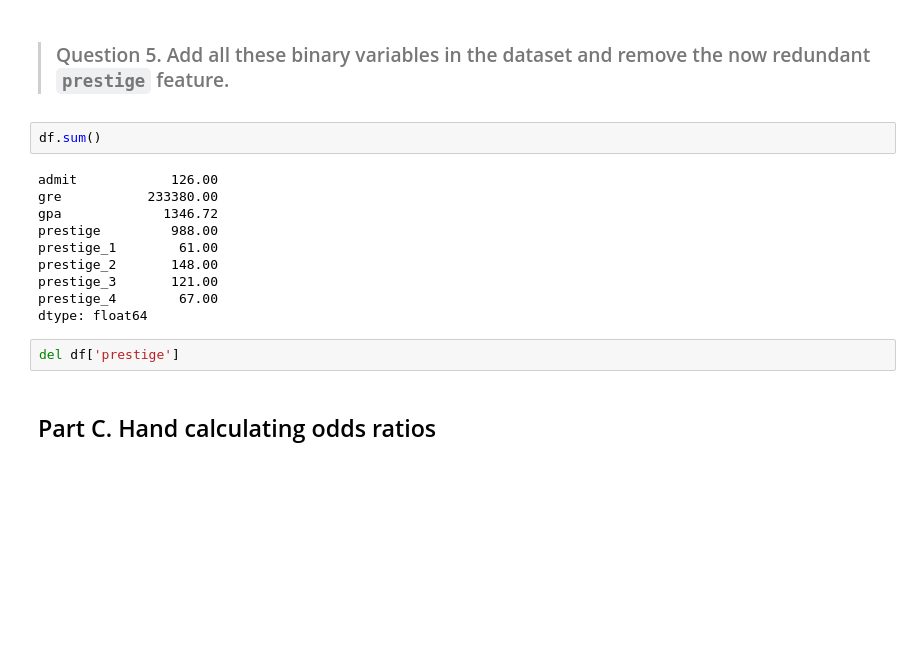
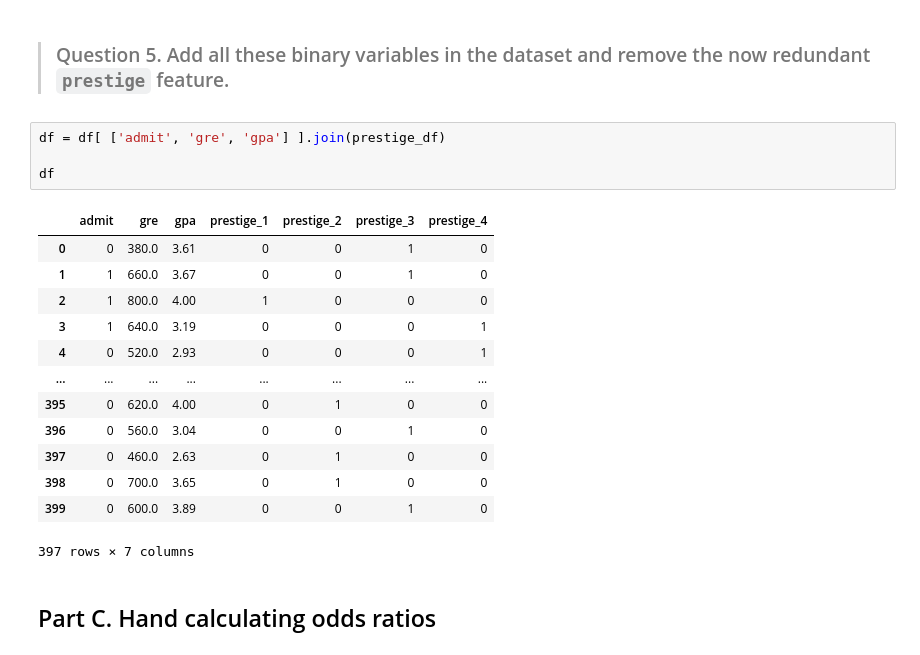
Before and after one commit to Rdelacruz10/DS-SF-36, a Jupyter notebook: unit-project/3/notebooks/unit-project-3-starter-code.ipynb, the cells around one changed output. Drawn from its saved outputs; the diff is of its cells as text; blank space fills up the shorter version.

```diff
--- a/unit-project/3/notebooks/unit-project-3-starter-code.ipynb
+++ b/unit-project/3/notebooks/unit-project-3-starter-code.ipynb
@@ -113,20 +113,24 @@ Answer: For modeling you would need 2 binary variables since machine learning is
 Answer: We are doing this because categories can't be used in classification and regression algorithms.
 # %% [markdown]
 > ### Question 5.  Add all these binary variables in the dataset and remove the now redundant `prestige` feature.
-# %%
-df.sum()
-# %% [output]
-admit            126.00
-gre           233380.00
-gpa             1346.72
-prestige         988.00
-prestige_1        61.00
-prestige_2       148.00
-prestige_3       121.00
-prestige_4        67.00
-dtype: float64
-# %%
-del df['prestige']
+# %%
+df = df[ ['admit', 'gre', 'gpa'] ].join(prestige_df)
+
+df
+# %% [output]
+|  | admit | gre | gpa | prestige_1 | prestige_2 | prestige_3 | prestige_4 |
+| 0 | 0 | 380.0 | 3.61 | 0 | 0 | 1 | 0 |
+| 1 | 1 | 660.0 | 3.67 | 0 | 0 | 1 | 0 |
+| 2 | 1 | 800.0 | 4.00 | 1 | 0 | 0 | 0 |
+| 3 | 1 | 640.0 | 3.19 | 0 | 0 | 0 | 1 |
+| 4 | 0 | 520.0 | 2.93 | 0 | 0 | 0 | 1 |
+| ... | ... | ... | ... | ... | ... | ... | ... |
+| 395 | 0 | 620.0 | 4.00 | 0 | 1 | 0 | 0 |
+| 396 | 0 | 560.0 | 3.04 | 0 | 0 | 1 | 0 |
+| 397 | 0 | 460.0 | 2.63 | 0 | 1 | 0 | 0 |
+| 398 | 0 | 700.0 | 3.65 | 0 | 1 | 0 | 0 |
+| 399 | 0 | 600.0 | 3.89 | 0 | 0 | 1 | 0 |
+397 rows × 7 columns
 # %% [markdown]
 ## Part C.  Hand calculating odds ratios
 # %% [markdown]
```
Also changed, not shown: parts of 55 cells of this notebook.
